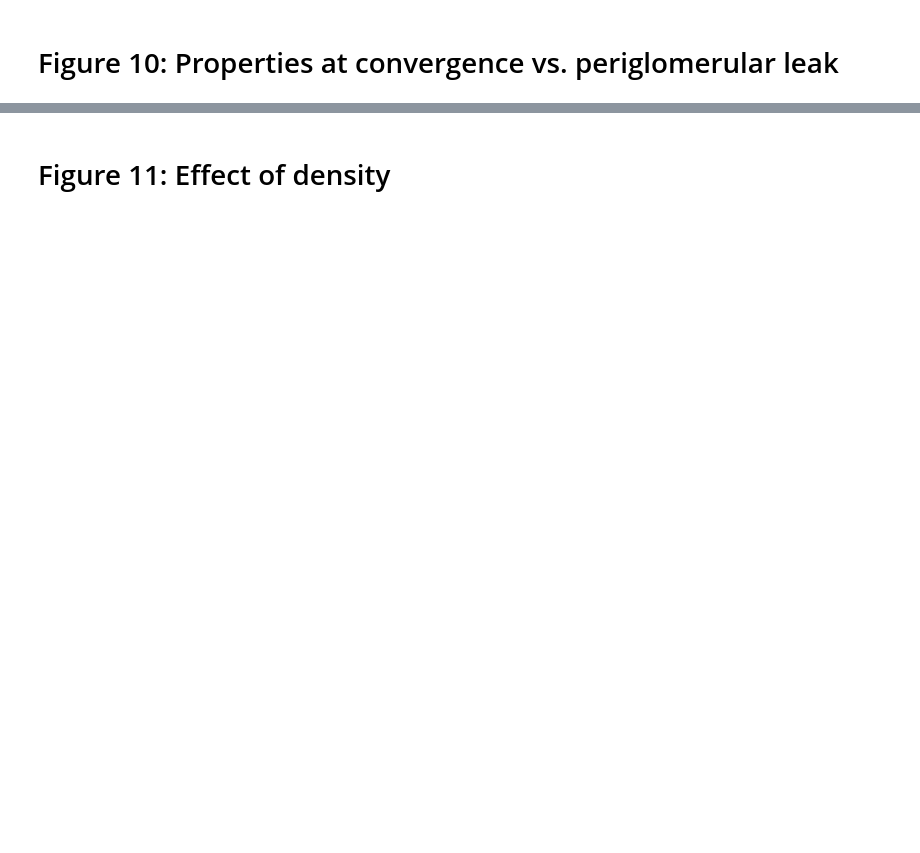
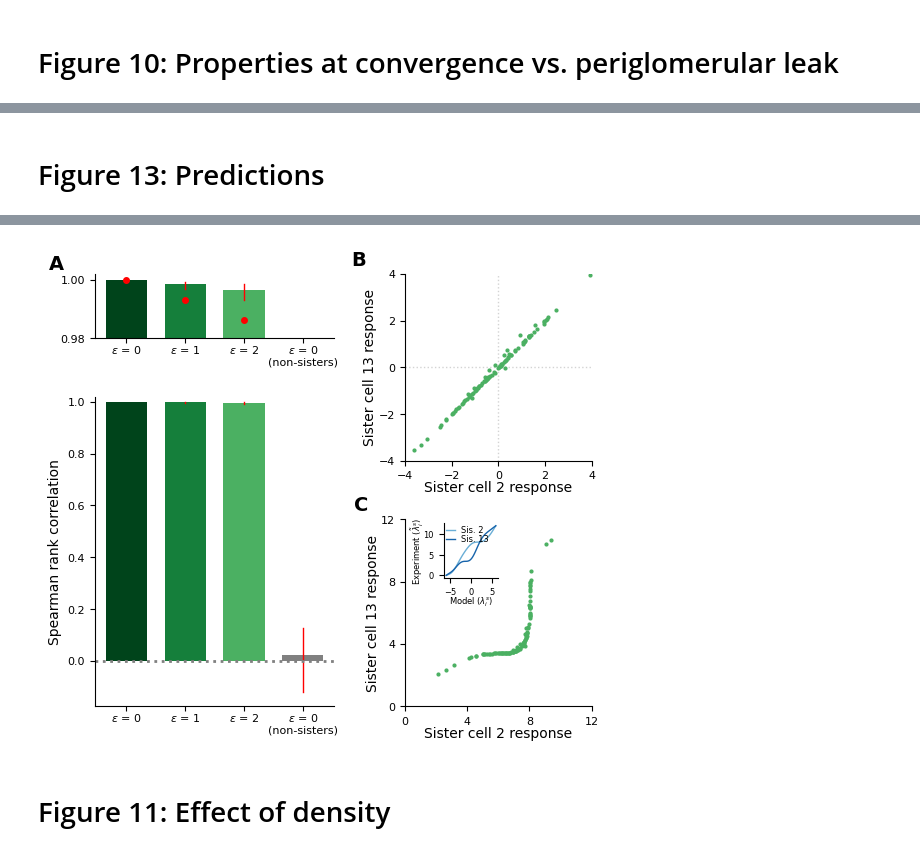
Before and after one commit to stootoon/sister-mcs-release, a Jupyter notebook: make_figures.ipynb, the cells around one changed output, grey strips where cells are left out. Saved outputs shown, nothing was run; the diff lists cells and outputs as text; code cells hidden in the pictures; blank space fills up the shorter version.

```diff
--- a/make_figures.ipynb
+++ b/make_figures.ipynb
@@ -166,0 +166,13 @@ ax = eol.plot_effect_of_leaky_pgs(data, subplots=which_plots, label_order = ["rm
+# %% [markdown]
+# Figure 13: Predictions
+# %%
+import predictions as pred
+force_compute = False
+for seed in [82]:
+    data = dt.load_if_exists_else_compute(
+        "pred_data.p",
+        loader_fun = lambda: pred.load_data(mon_x_rng = [-6,6], mon_sd=2, mon_seed = seed, mon_margin=1.02, zero_mean = False),
+        force_compute = force_compute
+    )
+    pred.plot_predictions(data, which_example = "med")
+# %% [output]
@@ -167,3 +198,4 @@ ax = eol.plot_effect_of_leaky_pgs(data, subplots=which_plots, label_order = ["rm
+[figure, added]
 # %% [markdown]
 # Figure 11: Effect of density
 # %%
```
Also changed, not shown: parts of 11 cells of this notebook.
